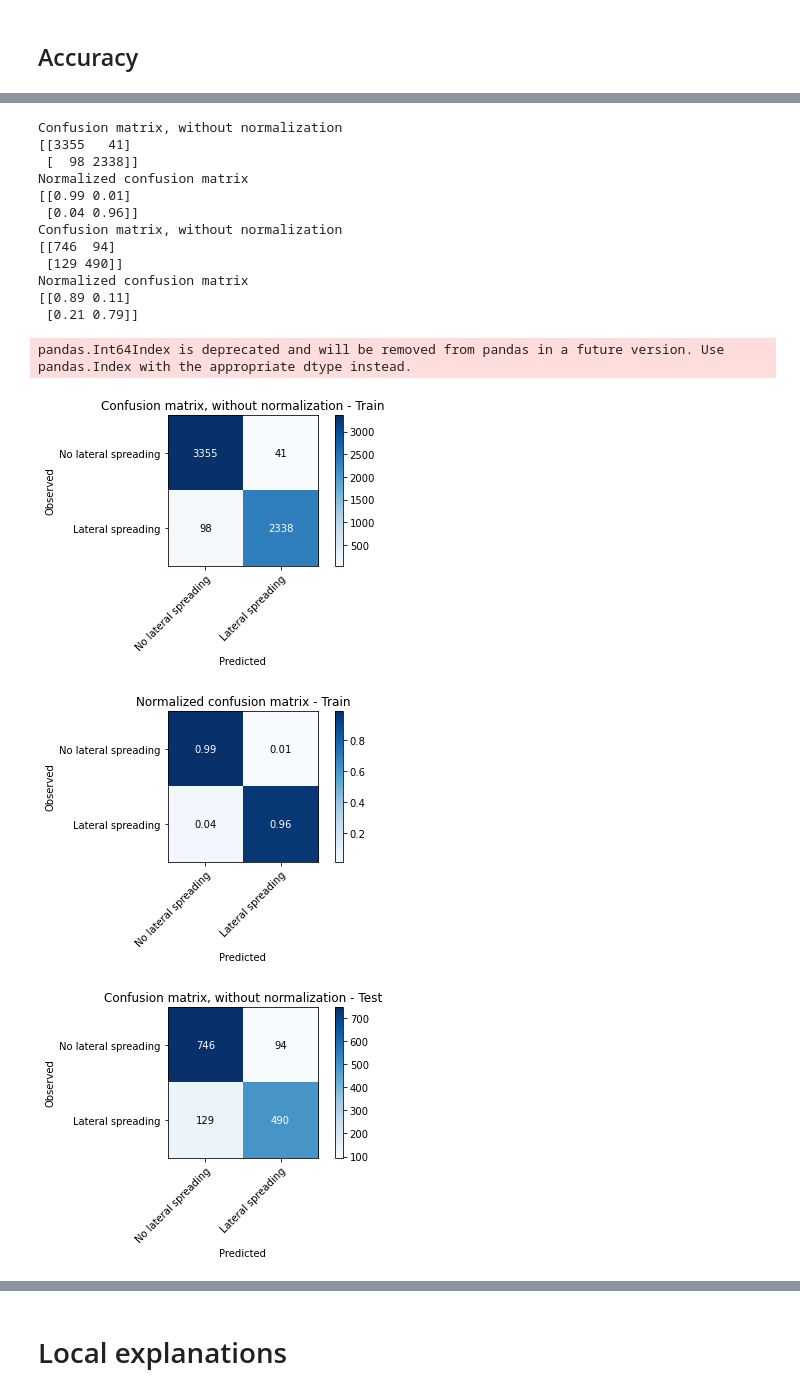
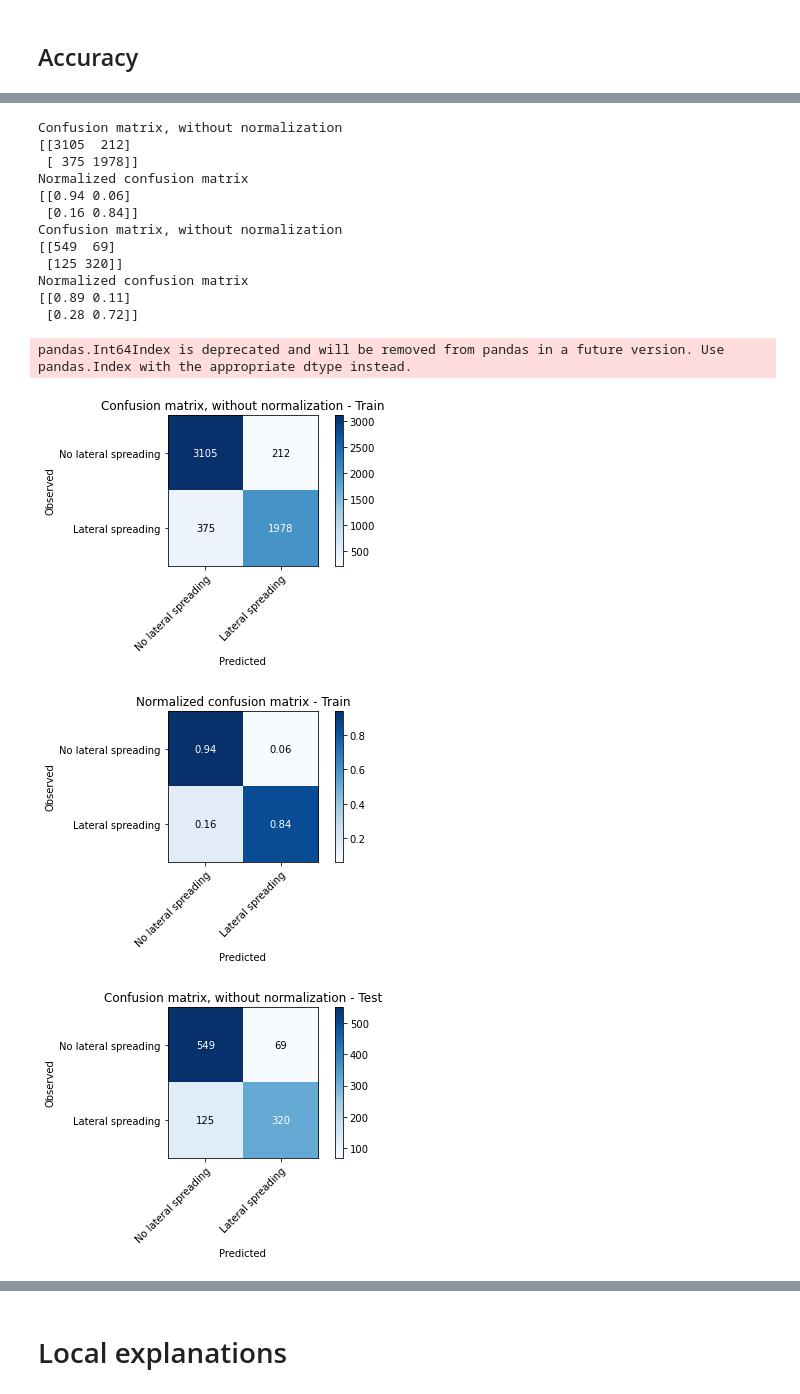
Before and after one commit to geoelements/xai-lateral-spreading, a Jupyter notebook: shap-explainer.ipynb, the cells around one changed output, grey strips where cells are left out. Cells and saved outputs as stored; diff of their text form; code cells hidden in the pictures.

```diff
--- a/shap-explainer.ipynb
+++ b/shap-explainer.ipynb
@@ -115,3 +12,19 @@ def plot_confusion_matrix(y_true, y_pred, classes,
+# %%
+data = pickle.load(open('xgb_models/data3.pkl', 'rb'))
+model = pickle.load(open('xgb_models/opt_XGB_YN3.pkl', 'rb'))
+
+X_train_target = data['X_train_target'].sort_index()
+X = data['X']
+
+X_train = data['X_train'].sort_index()
+X_test = data['X_test'].sort_index()
+X_val = data['X_val'].sort_index()
+X_all = data['X_all'].sort_index()
+
+y_train = data['y_train'].sort_index()
+y_test = data['y_test'].sort_index()
+y_val = data['y_val'].sort_index()
+y = data['y']
 # %% [markdown]
 ## Accuracy
 # %%
@@ -135,48 +49,48 @@ class_names=np.array(['No lateral spreading','Lateral spreading'], dtype='U25')
 
 # Plot non-normalized confusion matrix for training dataset
 np.set_printoptions(precision=2)
-plot_confusion_matrix(y_train, Y_pred_train, classes=class_names,
+plots.plot_confusion_matrix(y_train, Y_pred_train, classes=class_names,
                       title='Confusion matrix, without normalization - Train')
 
 # Plot normalized confusion matrix for training dataset
-plot_confusion_matrix(y_train, Y_pred_train, classes=class_names, normalize=True,
+plots.plot_confusion_matrix(y_train, Y_pred_train, classes=class_names, normalize=True,
                       title='Normalized confusion matrix - Train')
 
 np.set_printoptions(precision=2)
 # Plot non-normalized confusion matrix for testing dataset
-plot_confusion_matrix(y_test, Y_pred_test, classes=class_names,
+plots.plot_confusion_matrix(y_test, Y_pred_test, classes=class_names,
                       title='Confusion matrix, without normalization - Test')
 
 # Plot normalized confusion matrix for testing dataset
-plot_confusion_matrix(y_test, Y_pred_test, classes=class_names, normalize=True,
+plots.plot_confusion_matrix(y_test, Y_pred_test, classes=class_names, normalize=True,
                       title='Normalized confusion matrix - Test')
 plt.show()
 
 
 # Plot non-normalized confusion matrix for whole dataset
-plot_confusion_matrix(y, Y_pred_all, classes=class_names,
+plots.plot_confusion_matrix(y, Y_pred_all, classes=class_names,
                       title='Confusion matrix, without normalization - All')
 
 # Plot normalized confusion matrix for whole dataset
-plot_confusion_matrix(y, Y_pred_all, classes=class_names, normalize=True,
+plots.plot_confusion_matrix(y, Y_pred_all, classes=class_names, normalize=True,
                       title='Normalized confusion matrix - All')
 plt.show()
 # %% [output]
 Confusion matrix, without normalization
-[[3355   41]
- [  98 2338]]
+[[3105  212]
+ [ 375 1978]]
 Normalized confusion matrix
-[[0.99 0.01]
- [0.04 0.96]]
+[[0.94 0.06]
+ [0.16 0.84]]
 Confusion matrix, without normalization
-[[746  94]
- [129 490]]
+[[549  69]
+ [125 320]]
 Normalized confusion matrix
 [[0.89 0.11]
- [0.21 0.79]]
+ [0.28 0.72]]
 pandas.Int64Index is deprecated and will be removed from pandas in a future version. Use pandas.Index with the appropriate dtype instead.
-[figure, old version]
+[figure, new version]
-[figure, old version]
+[figure, new version]
-[figure, old version]
+[figure, new version]
 [figure]
 Confusion matrix, without normalization
```
Also changed, not shown: parts of 22 cells of this notebook, 14 other files.
